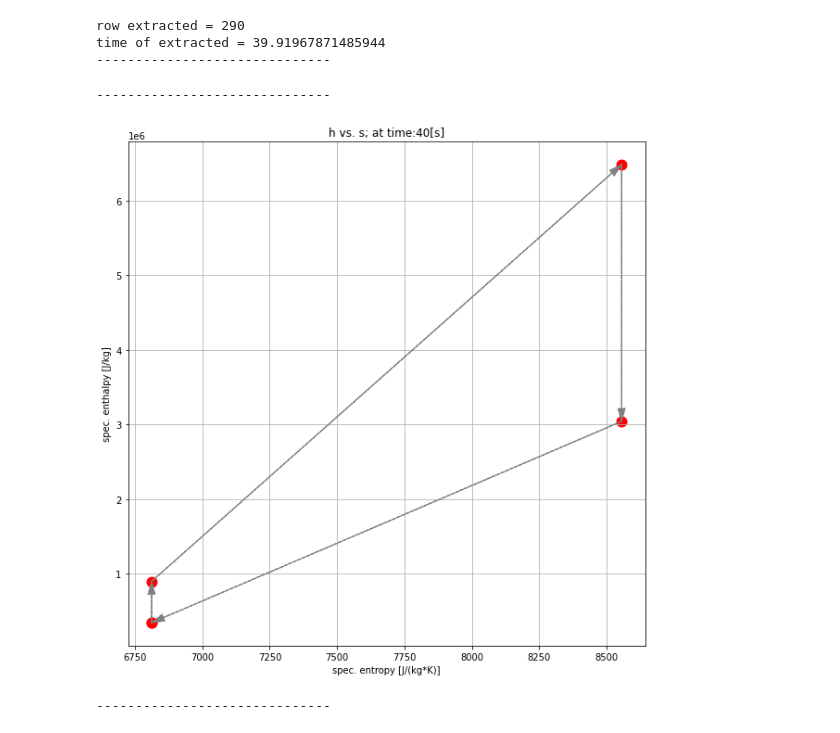
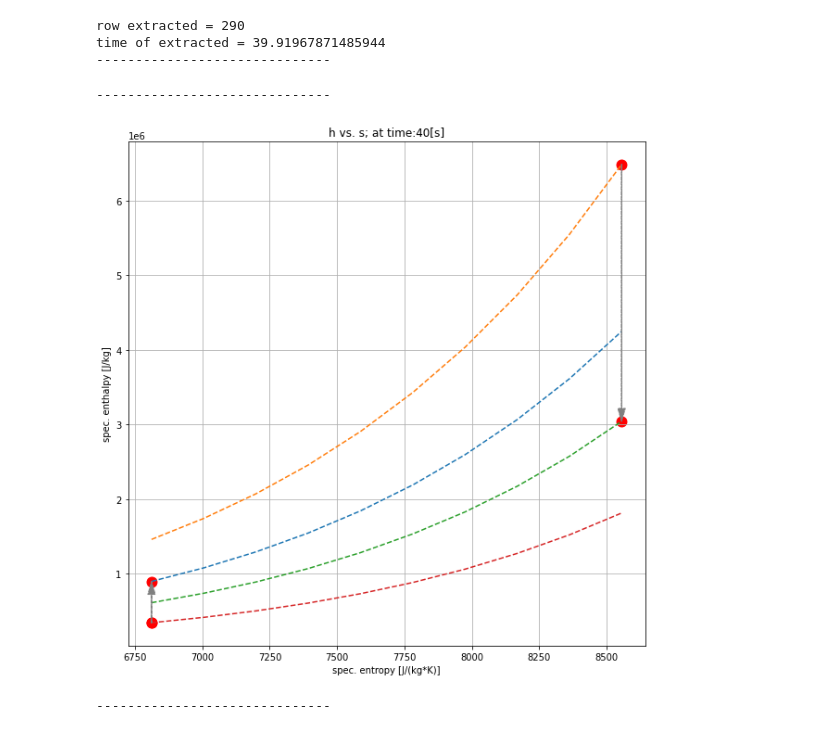
Before and after one commit to zeta-plusplus/PropulsionSystem, a Jupyter notebook: Jupyter/ThermodynamicCycles.OttoCycleIdeal00_ex01_rev001.ipynb, the cells around one changed output. Saved outputs shown, nothing was run; the diff lists cells and outputs as text; code cells hidden in the pictures.

```diff
--- a/Jupyter/ThermodynamicCycles.OttoCycleIdeal00_ex01_rev001.ipynb
+++ b/Jupyter/ThermodynamicCycles.OttoCycleIdeal00_ex01_rev001.ipynb
@@ -342,6 +342,22 @@ for i in range(1,5+1):
     val= df[i_df].at[rowTgt, ('OttoCycle.arr_v['+str(i)+']')]
     arr_v.append(val)
 ##### end for #####
+
+arr_hs_s_p2=[]; arr_hs_h_p2=[]
+arr_hs_s_p3=[]; arr_hs_h_p3=[]
+arr_hs_s_p4=[]; arr_hs_h_p4=[]
+arr_hs_s_p1=[]; arr_hs_h_p1=[]
+nPts= df[i_df].at[rowTgt, ('OttoCycle.arr_hs_p2.nPts')]
+for i in range(1, nPts+1):
+    val=df[i_df].at[rowTgt, ('OttoCycle.arr_hs_p2.arr_s['+str(i)+']')]; arr_hs_s_p2.append(val)
+    val=df[i_df].at[rowTgt, ('OttoCycle.arr_hs_p2.arr_h['+str(i)+']')]; arr_hs_h_p2.append(val)
+    val=df[i_df].at[rowTgt, ('OttoCycle.arr_hs_p3.arr_s['+str(i)+']')]; arr_hs_s_p3.append(val)
+    val=df[i_df].at[rowTgt, ('OttoCycle.arr_hs_p3.arr_h['+str(i)+']')]; arr_hs_h_p3.append(val)
+    val=df[i_df].at[rowTgt, ('OttoCycle.arr_hs_p4.arr_s['+str(i)+']')]; arr_hs_s_p4.append(val)
+    val=df[i_df].at[rowTgt, ('OttoCycle.arr_hs_p4.arr_h['+str(i)+']')]; arr_hs_h_p4.append(val)
+    val=df[i_df].at[rowTgt, ('OttoCycle.arr_hs_p1.arr_s['+str(i)+']')]; arr_hs_s_p1.append(val)
+    val=df[i_df].at[rowTgt, ('OttoCycle.arr_hs_p1.arr_h['+str(i)+']')]; arr_hs_h_p1.append(val)
+##### end for #####
 print('------------------------------')
 # %% [output]
 row extracted = 290
@@ -350,21 +366,26 @@ time of extracted = 39.91967871485944
 # %%
 fig.append(plt.figure(figsize=(10,10)))
 plt.scatter(x=arr_s, y=arr_h, color='red', s=120)
+plt.plot(arr_hs_s_p2, arr_hs_h_p2, linestyle='dashed')
+plt.plot(arr_hs_s_p3, arr_hs_h_p3, linestyle='dashed')
+plt.plot(arr_hs_s_p4, arr_hs_h_p4, linestyle='dashed')
+plt.plot(arr_hs_s_p1, arr_hs_h_p1, linestyle='dashed')
 plt.grid()
 plt.title('h vs. s' + '; at time:' + str(tgtTime) + '[s]')
 plt.xlabel('spec. entropy [J/(kg*K)]')
 plt.ylabel('spec. enthalpy [J/kg]')
 for i in range(0, 4):
-    plt.annotate('', xy=[arr_s[i+1],arr_h[i+1]], xytext=[arr_s[i],arr_h[i]],
-                arrowprops=dict(shrink=0, width=0.5, headwidth=8, headlength=14, connectionstyle='arc3',
-                                facecolor='gray', edgecolor='gray', linestyle='dashed')
-                )
+    if((i==0)or(i==2)):
+        plt.annotate('', xy=[arr_s[i+1],arr_h[i+1]], xytext=[arr_s[i],arr_h[i]],
+                    arrowprops=dict(shrink=0, width=0.5, headwidth=8, headlength=14, connectionstyle='arc3',
+                                    facecolor='gray', edgecolor='gray', linestyle='dashed')
+                    )
 ##### end for #####
 ''''''
 print('------------------------------')
 # %% [output]
 ------------------------------
-[figure, old version]
+[figure, new version]
 # %%
 fig.append(plt.figure(figsize=(10,10)))
 plt.scatter(x=arr_v, y=arr_p, color='red', s=100)
```
Also changed, not shown: parts of 2 cells of this notebook, 2 other files.
